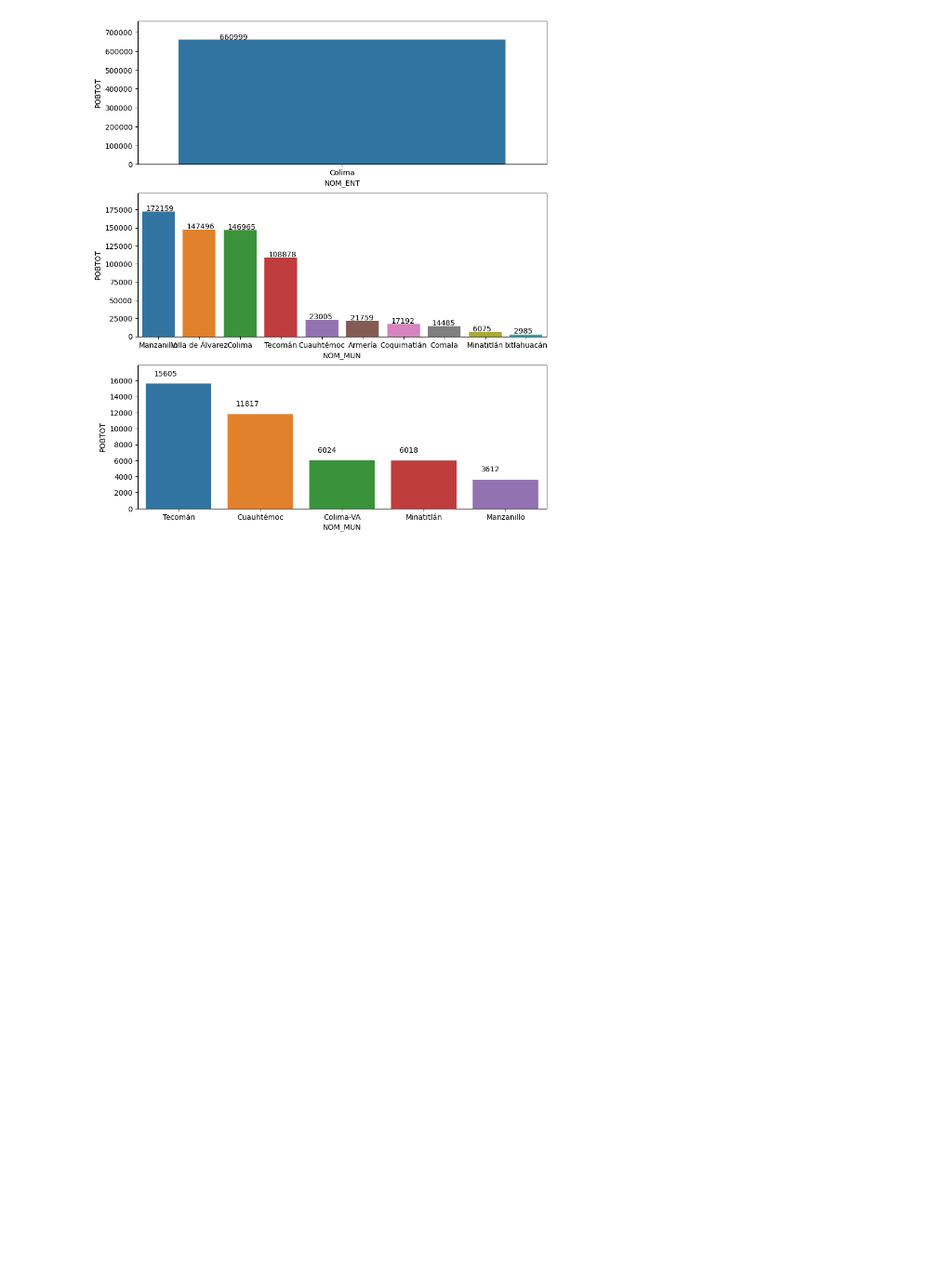
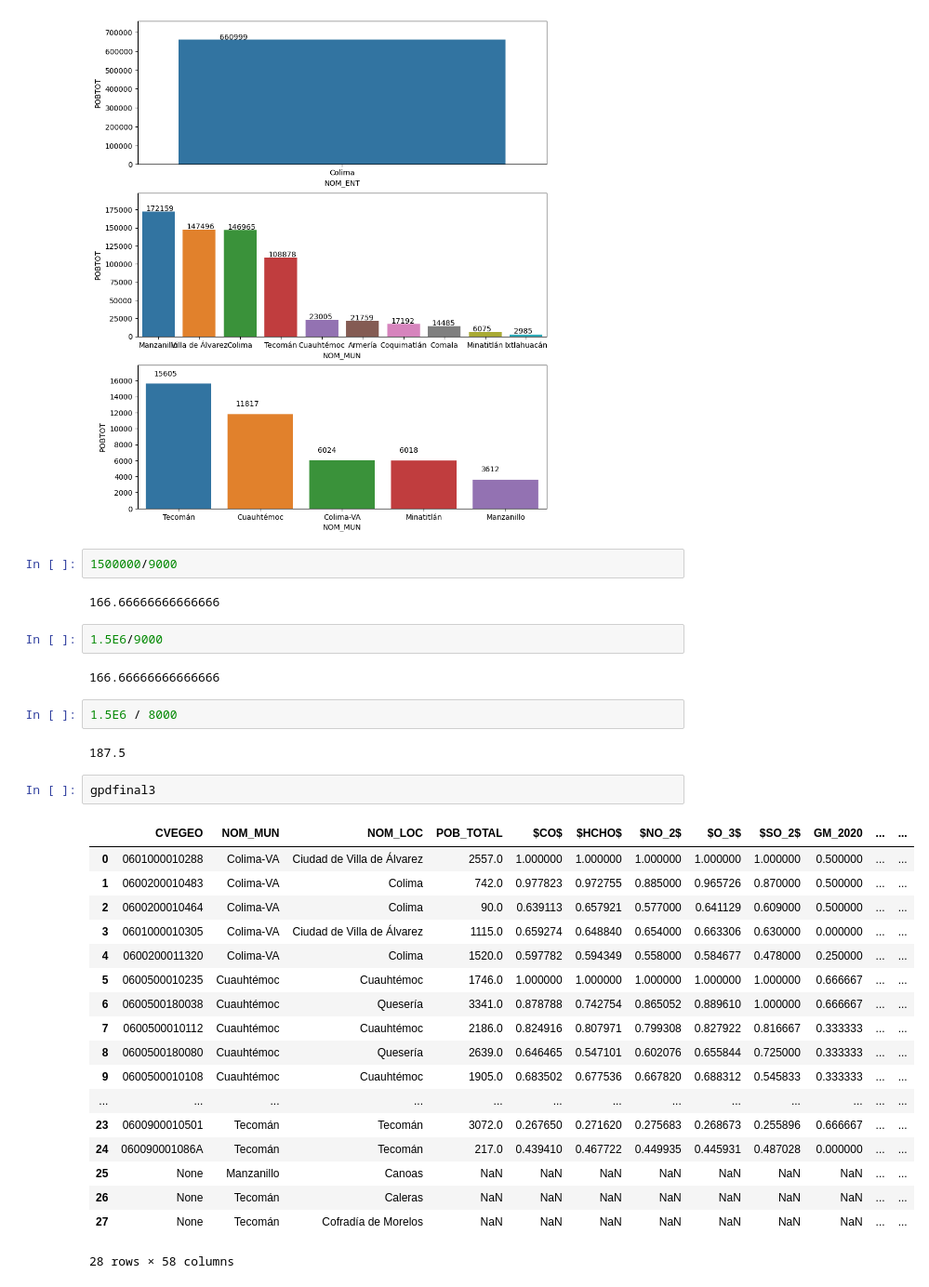
Before and after one commit to pcorner10/pronaces_analisis, a Jupyter notebook: reunion_15022023.ipynb, the cells around one changed output. Shown at 93% size. Drawn from its saved outputs; the diff is of its cells as text; blank space fills up the shorter version.

```diff
--- a/reunion_15022023.ipynb
+++ b/reunion_15022023.ipynb
@@ -122,3 +122,36 @@ for i,df in enumerate([pop_ent, pop_mun, mun_group]):
 plt.show()
 # %% [output]
 [figure]
+# %%
+1500000/9000
+# %% [output]
+166.66666666666666
+# %%
+1.5E6/9000
+# %% [output]
+166.66666666666666
+# %%
+1.5E6 / 8000
+# %% [output]
+187.5
+# %%
+gpdfinal3
+# %% [output]
+|  | CVEGEO | NOM_MUN | NOM_LOC | POB_TOTAL | $CO$ | $HCHO$ | $NO_2$ | $O_3$ | $SO_2$ | GM_2020 | ... | ... |
+| 0 | 0601000010288 | Colima-VA | Ciudad de Villa de Álvarez | 2557.0 | 1.000000 | 1.000000 | 1.000000 | 1.000000 | 1.000000 | 0.500000 | ... | ... |
+| 1 | 0600200010483 | Colima-VA | Colima | 742.0 | 0.977823 | 0.972755 | 0.885000 | 0.965726 | 0.870000 | 0.500000 | ... | ... |
+| 2 | 0600200010464 | Colima-VA | Colima | 90.0 | 0.639113 | 0.657921 | 0.577000 | 0.641129 | 0.609000 | 0.500000 | ... | ... |
+| 3 | 0601000010305 | Colima-VA | Ciudad de Villa de Álvarez | 1115.0 | 0.659274 | 0.648840 | 0.654000 | 0.663306 | 0.630000 | 0.000000 | ... | ... |
+| 4 | 0600200011320 | Colima-VA | Colima | 1520.0 | 0.597782 | 0.594349 | 0.558000 | 0.584677 | 0.478000 | 0.250000 | ... | ... |
+| 5 | 0600500010235 | Cuauhtémoc | Cuauhtémoc | 1746.0 | 1.000000 | 1.000000 | 1.000000 | 1.000000 | 1.000000 | 0.666667 | ... | ... |
+| 6 | 0600500180038 | Cuauhtémoc | Quesería | 3341.0 | 0.878788 | 0.742754 | 0.865052 | 0.889610 | 1.000000 | 0.666667 | ... | ... |
+| 7 | 0600500010112 | Cuauhtémoc | Cuauhtémoc | 2186.0 | 0.824916 | 0.807971 | 0.799308 | 0.827922 | 0.816667 | 0.333333 | ... | ... |
+| 8 | 0600500180080 | Cuauhtémoc | Quesería | 2639.0 | 0.646465 | 0.547101 | 0.602076 | 0.655844 | 0.725000 | 0.333333 | ... | ... |
+| 9 | 0600500010108 | Cuauhtémoc | Cuauhtémoc | 1905.0 | 0.683502 | 0.677536 | 0.667820 | 0.688312 | 0.545833 | 0.333333 | ... | ... |
+| ... | ... | ... | ... | ... | ... | ... | ... | ... | ... | ... | ... | ... |
+| 23 | 0600900010501 | Tecomán | Tecomán | 3072.0 | 0.267650 | 0.271620 | 0.275683 | 0.268673 | 0.255896 | 0.666667 | ... | ... |
+| 24 | 060090001086A | Tecomán | Tecomán | 217.0 | 0.439410 | 0.467722 | 0.449935 | 0.445931 | 0.487028 | 0.000000 | ... | ... |
+| 25 | None | Manzanillo | Canoas | NaN | NaN | NaN | NaN | NaN | NaN | NaN | ... | ... |
+| 26 | None | Tecomán | Caleras | NaN | NaN | NaN | NaN | NaN | NaN | NaN | ... | ... |
+| 27 | None | Tecomán | Cofradía de Morelos | NaN | NaN | NaN | NaN | NaN | NaN | NaN | ... | ... |
+28 rows × 58 columns
```
Also changed, not shown: parts of 4 cells of this notebook, 2 other files.
